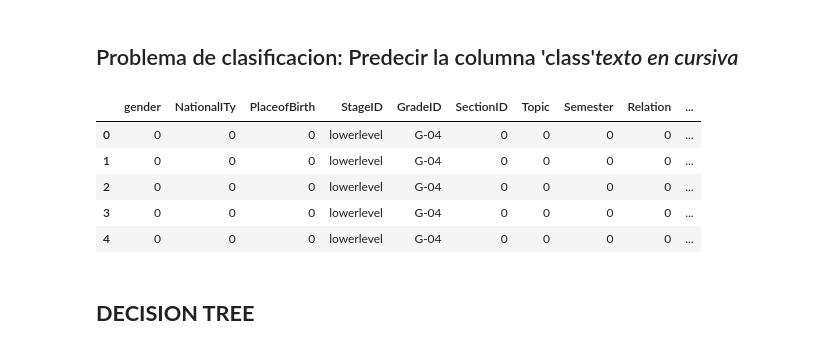
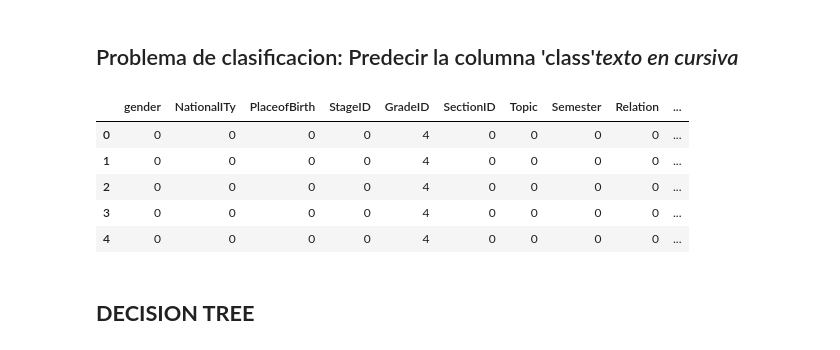
Before and after one commit to smuke123/StudentsPerfomanceAnalysis, a Jupyter notebook: Code/StudentsPerfomanceAnalysis.ipynb, the cells around one changed output. Saved outputs shown, nothing was run; the diff lists cells and outputs as text; code cells hidden in the pictures.

```diff
--- a/Code/StudentsPerfomanceAnalysis.ipynb
+++ b/Code/StudentsPerfomanceAnalysis.ipynb
@@ -333,38 +333,55 @@ df = pd.read_csv("xAPI-Edu-Data.csv")
 ParentAnsweringSurvey_mapping = {'Yes': 0, 'No': 1}
 df['ParentAnsweringSurvey'] = df['ParentAnsweringSurvey'].map(ParentAnsweringSurvey_mapping)
 
 Relation_mapping = {'Father': 0, 'Mum': 1}
 df['Relation'] = df['Relation'].map(Relation_mapping)
 
 Semester_mapping = {'F': 0, 'S': 1}
 df['Semester'] = df['Semester'].map(Semester_mapping)
 
 Topic_mapping = {'IT': 0, 'Math': 1, 'Arabic': 2, 'Science':3, 'English':4, 'Quran':5, 'Spanish':6, 'French':7,
  'History':8, 'Biology':9, 'Chemistry':10, 'Geology':11}
 df['Topic'] = df['Topic'].map(Topic_mapping)
 
 SectionID_mapping = {'A': 0, 'B': 1, 'C': 2}
 df['SectionID'] = df['SectionID'].map(SectionID_mapping)
 
 PlaceofBirth_mapping = {'KuwaIT':0, 'lebanon':1, 'Egypt':2, 'SaudiArabia':3, 'USA':4, 'Jordan':5, 'venzuela':6,
                         'Iran':7, 'Tunis':8, 'Morocco':9, 'Syria':10, 'Iraq':11, 'Palestine':12, 'Lybia':13}
 df['PlaceofBirth'] = df['PlaceofBirth'].map(PlaceofBirth_mapping)
 
 NationalITy_mapping = {'KW':0, 'lebanon':1, 'Egypt':2, 'SaudiArabia':3, 'USA':4, 'Jordan':5, 'venzuela':6,
                         'Iran':7, 'Tunis':8, 'Morocco':9, 'Syria':10, 'Iraq':11, 'Palestine':12, 'Lybia':13}
 df['NationalITy'] = df['NationalITy'].map(NationalITy_mapping)
 
 gender_mapping = {'M': 0, 'F': 1}
 df['gender'] = df['gender'].map(gender_mapping)
 
+StageID_mapping = {'lowerlevel': 0, 'MiddleSchool': 1, 'HighSchool': 2}
+df['StageID'] = df['StageID'].map(StageID_mapping)
+
+GradeID_mapping = {
+    'G-01': 1, 'G-02': 2, 'G-03': 3, 'G-04': 4, 'G-05': 5,
+    'G-06': 6, 'G-07': 7, 'G-08': 8, 'G-09': 9, 'G-10': 10,
+    'G-11': 11, 'G-12': 12
+}
+df['GradeID'] = df['GradeID'].map(GradeID_mapping)
+
+ParentschoolSatisfaction_mapping = {'Good': 1, 'Bad': 0}
+df['ParentschoolSatisfaction'] = df['ParentschoolSatisfaction'].map(ParentschoolSatisfaction_mapping)
+
+StudentAbsenceDays_mapping = {'Under-7': 0, 'Above-7': 1}
+df['StudentAbsenceDays'] = df['StudentAbsenceDays'].map(StudentAbsenceDays_mapping)
+
+
 df.head()
 # %% [output]
 |  | gender | NationalITy | PlaceofBirth | StageID | GradeID | SectionID | Topic | Semester | Relation | ... |
-| 0 | 0 | 0 | 0 | lowerlevel | G-04 | 0 | 0 | 0 | 0 | ... |
-| 1 | 0 | 0 | 0 | lowerlevel | G-04 | 0 | 0 | 0 | 0 | ... |
-| 2 | 0 | 0 | 0 | lowerlevel | G-04 | 0 | 0 | 0 | 0 | ... |
-| 3 | 0 | 0 | 0 | lowerlevel | G-04 | 0 | 0 | 0 | 0 | ... |
-| 4 | 0 | 0 | 0 | lowerlevel | G-04 | 0 | 0 | 0 | 0 | ... |
+| 0 | 0 | 0 | 0 | 0 | 4 | 0 | 0 | 0 | 0 | ... |
+| 1 | 0 | 0 | 0 | 0 | 4 | 0 | 0 | 0 | 0 | ... |
+| 2 | 0 | 0 | 0 | 0 | 4 | 0 | 0 | 0 | 0 | ... |
+| 3 | 0 | 0 | 0 | 0 | 4 | 0 | 0 | 0 | 0 | ... |
+| 4 | 0 | 0 | 0 | 0 | 4 | 0 | 0 | 0 | 0 | ... |
 # %% [markdown]
 ## **DECISION TREE**
 # %% [markdown]
```
Also changed, not shown: parts of 5 cells of this notebook.
